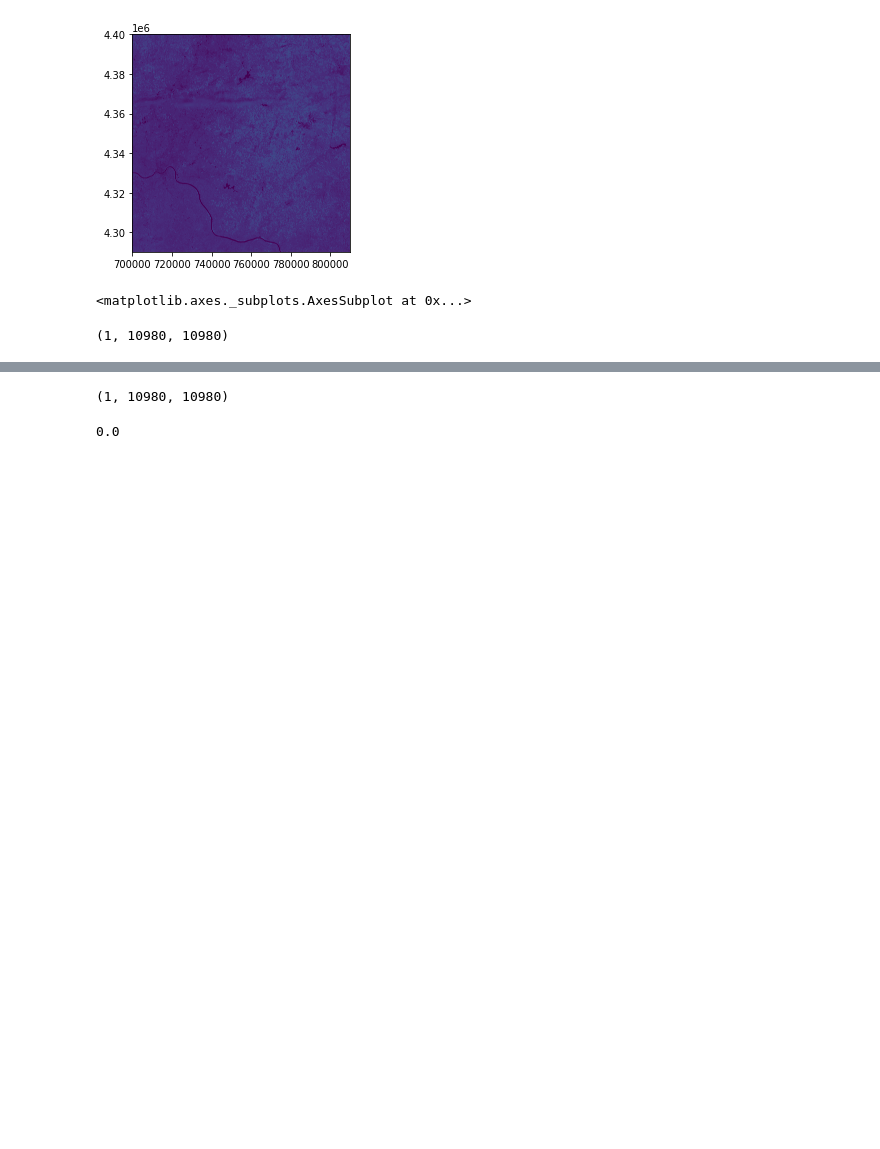
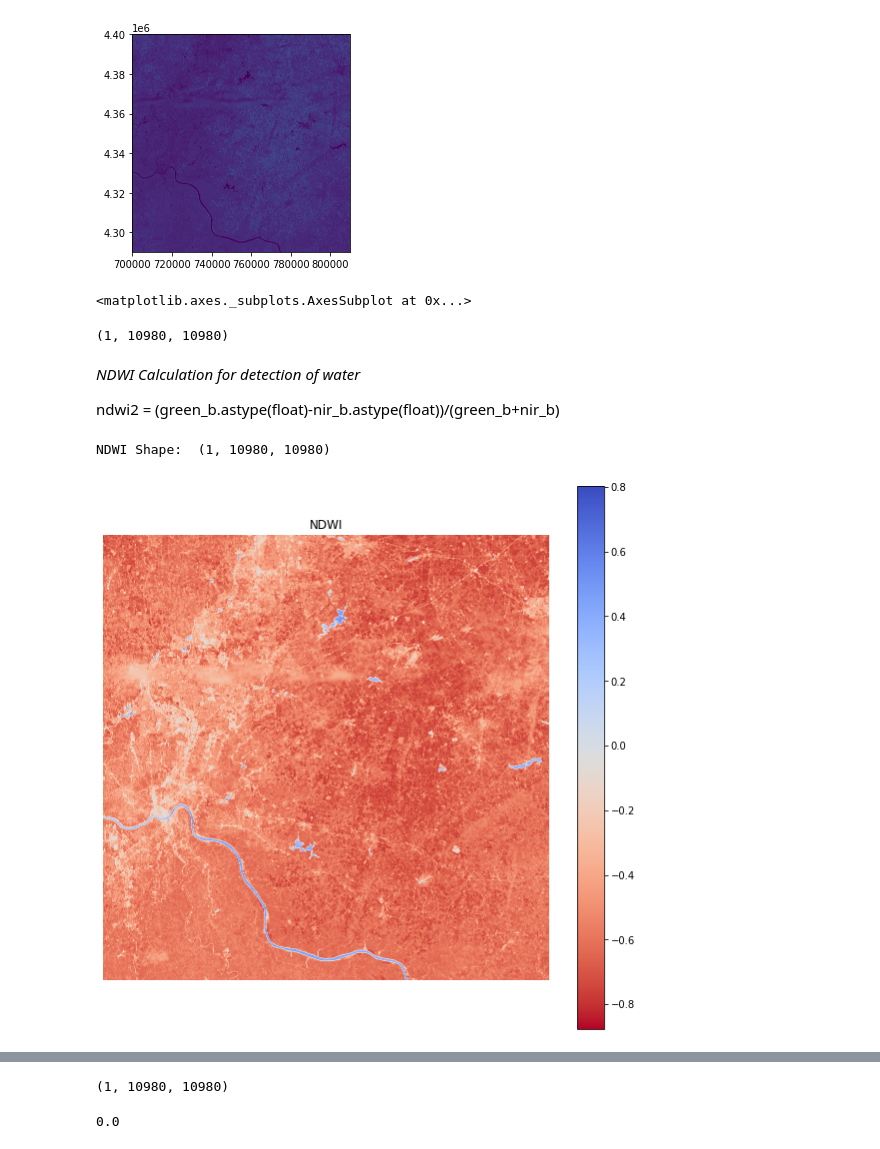
Before and after one commit to UjalaJha/NasaSpaceAppChallenge, a Jupyter notebook: HarmfulAlgaeBloom/HABNetHarshLake.ipynb, the cells around one changed output, grey strips where cells are left out. Drawn from its saved outputs; the diff is of its cells as text; code cells hidden in the pictures; blank space fills up the shorter version.

```diff
--- a/HarmfulAlgaeBloom/HABNetHarshLake.ipynb
+++ b/HarmfulAlgaeBloom/HABNetHarshLake.ipynb
@@ -172,3 +172,23 @@ array857=img8_857.read()
 array857.shape
 # %% [output]
 (1, 10980, 10980)
+# %%
+def show_band(img, title='', size=(6,6), cmap='viridis'):
+  print(title+' Shape: ', img.shape)
+  fig = plt.figure(figsize=size)
+  plt.imshow(img.reshape(img.shape[1], img.shape[2]), cmap= cmap)
+  plt.axis('off')
+  plt.colorbar()
+  plt.title(title)
+  plt.show()
+# %% [markdown]
+*NDWI Calculation for detection of water*
+
+
+ndwi2 = (green_b.astype(float)-nir_b.astype(float))/(green_b+nir_b)
+# %%
+ndwi2 = (array529.astype(float)-array857.astype(float))/(array529+array857)
+show_band(ndwi2, title='NDWI', size=(10,10), cmap='coolwarm_r')
+# %% [output]
+NDWI Shape:  (1, 10980, 10980)
+[figure, added]
```
Also changed, not shown: parts of 26 cells of this notebook, 1 other file.
